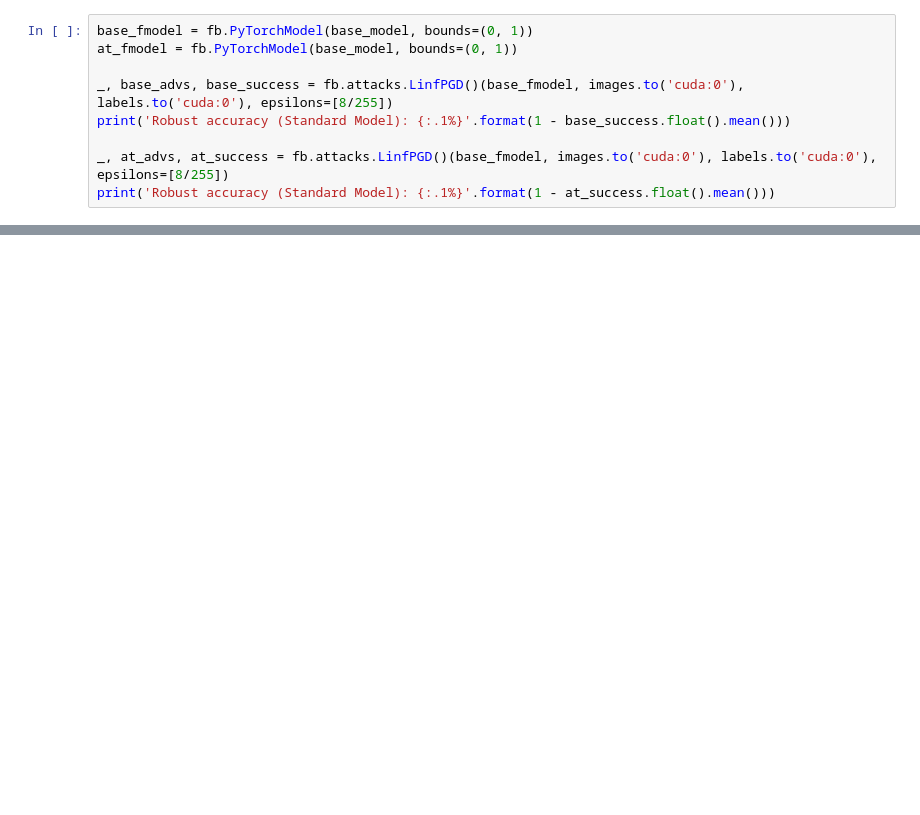
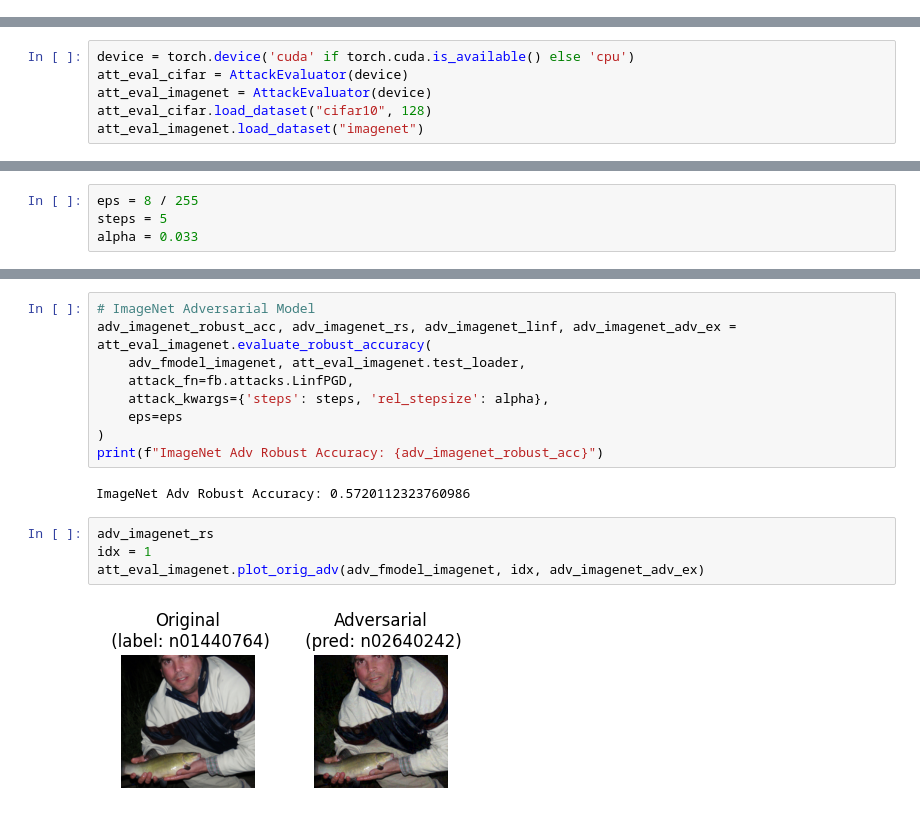
Before and after one commit to ericwang07/cpsc4710-final-proj, a Jupyter notebook: notebook.ipynb, the cells around one changed output, grey strips where cells are left out. Drawn from its saved outputs; the diff is of its cells as text; blank space fills up the shorter version.

```diff
--- a/notebook.ipynb
+++ b/notebook.ipynb
@@ -152,9 +0,0 @@ plt.show()
-# %%
-base_fmodel = fb.PyTorchModel(base_model, bounds=(0, 1))
-at_fmodel = fb.PyTorchModel(base_model, bounds=(0, 1))
-
-_, base_advs, base_success = fb.attacks.LinfPGD()(base_fmodel, images.to('cuda:0'), labels.to('cuda:0'), epsilons=[8/255])
-print('Robust accuracy (Standard Model): {:.1%}'.format(1 - base_success.float().mean()))
-
-_, at_advs, at_success = fb.attacks.LinfPGD()(base_fmodel, images.to('cuda:0'), labels.to('cuda:0'), epsilons=[8/255])
-print('Robust accuracy (Standard Model): {:.1%}'.format(1 - at_success.float().mean()))
@@ -162,0 +277,6 @@ OutOfMemoryError: CUDA out of memory. Tried to allocate 6.10 GiB. GPU 0 has a to
+# %%
+device = torch.device('cuda' if torch.cuda.is_available() else 'cpu')
+att_eval_cifar = AttackEvaluator(device)
+att_eval_imagenet = AttackEvaluator(device)
+att_eval_cifar.load_dataset("cifar10", 128)
+att_eval_imagenet.load_dataset("imagenet")
@@ -162,0 +370,4 @@ OutOfMemoryError: CUDA out of memory. Tried to allocate 6.10 GiB. GPU 0 has a to
+# %%
+eps = 8 / 255
+steps = 5
+alpha = 0.033
@@ -162,0 +407,17 @@ OutOfMemoryError: CUDA out of memory. Tried to allocate 6.10 GiB. GPU 0 has a to
+# %%
+# ImageNet Adversarial Model
+adv_imagenet_robust_acc, adv_imagenet_rs, adv_imagenet_linf, adv_imagenet_adv_ex = att_eval_imagenet.evaluate_robust_accuracy(
+    adv_fmodel_imagenet, att_eval_imagenet.test_loader,
+    attack_fn=fb.attacks.LinfPGD,
+    attack_kwargs={'steps': steps, 'rel_stepsize': alpha},
+    eps=eps
+)
+print(f"ImageNet Adv Robust Accuracy: {adv_imagenet_robust_acc}")
+# %% [output]
+ImageNet Adv Robust Accuracy: 0.5720112323760986
+# %%
+adv_imagenet_rs
+idx = 1
+att_eval_imagenet.plot_orig_adv(adv_fmodel_imagenet, idx, adv_imagenet_adv_ex)
+# %% [output]
+[figure, added]
```
Also changed, not shown: parts of 66 cells of this notebook, 2 other files.
